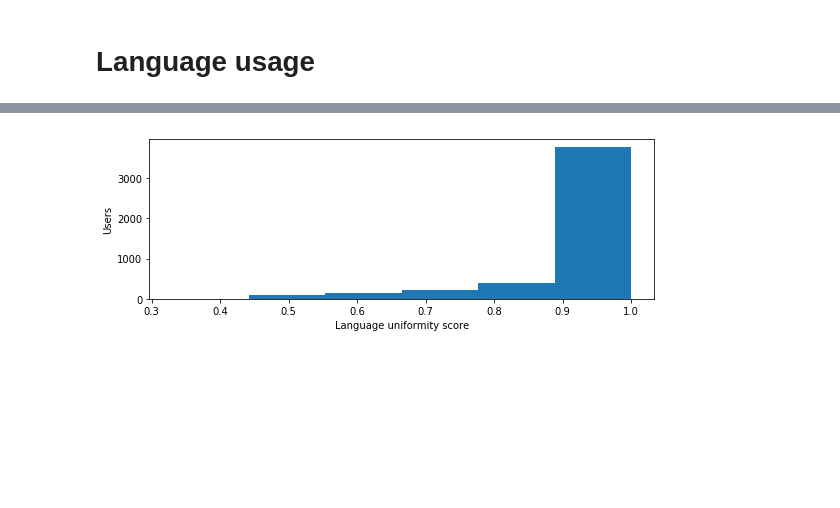
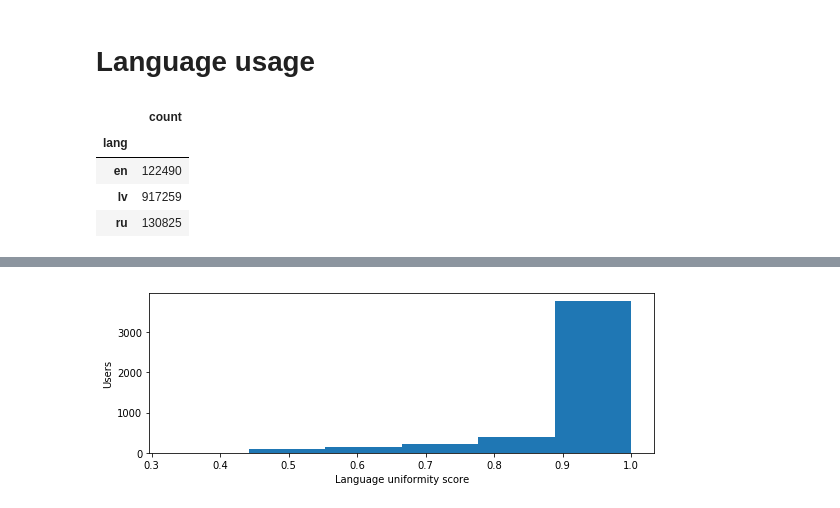
Before and after one commit to dimazest/2018-lv2, a Jupyter notebook: supplement/notebook.ipynb, the cells around one changed output, grey strips where cells are left out. Drawn from its saved outputs; the diff is of its cells as text; code cells hidden in the pictures; blank space fills up the shorter version.

```diff
--- a/supplement/notebook.ipynb
+++ b/supplement/notebook.ipynb
@@ -109,3 +109,15 @@ sources
 sources.to_latex('figures/rehydrated_tweets_source_counts.tex')
 # %% [markdown]
 # Language usage
+# %%
+rehydrated_tweets_language_counts = (
+    pd.read_csv('rehydrated_tweets_language_counts.csv', index_col='lang')
+)
+# %%
+rehydrated_tweets_language_counts
+# %% [output]
+|  | count |
+| lang |  |
+| en | 122490 |
+| lv | 917259 |
+| ru | 130825 |
```
Also changed, not shown: parts of 3 cells of this notebook, 3 other files.
